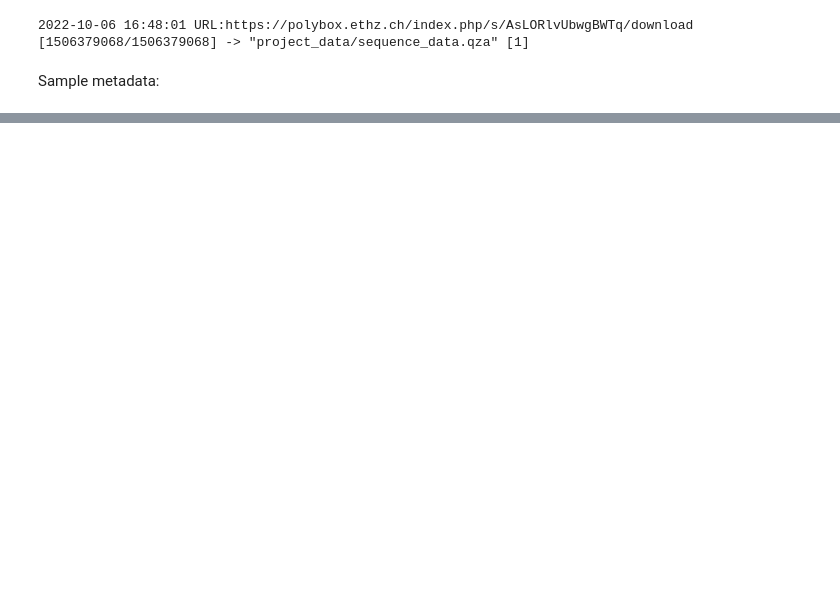
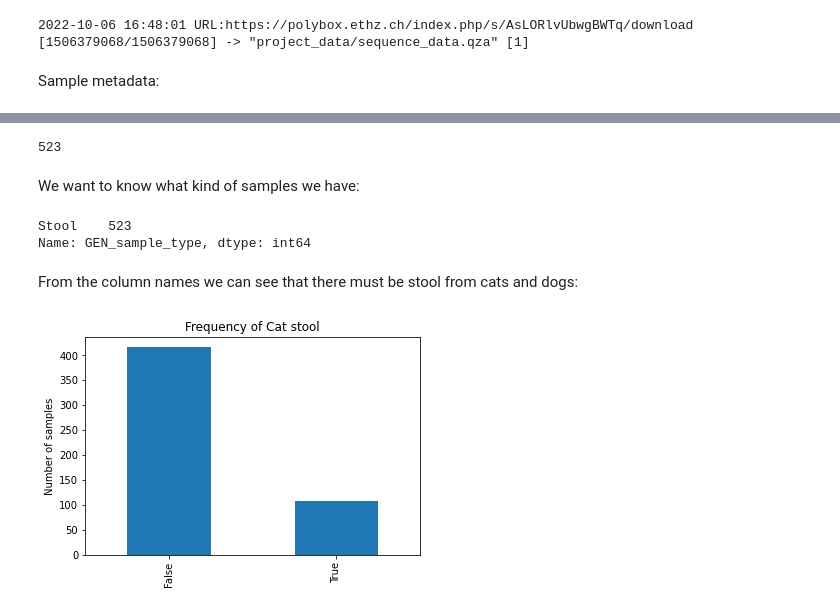
Before and after one commit to dhasanova99/HealthyFood, a Jupyter notebook: JupyterDocs/FirstLook.ipynb, the cells around one changed output, grey strips where cells are left out. Drawn from its saved outputs; the diff is of its cells as text; code cells hidden in the pictures; blank space fills up the shorter version.

```diff
--- a/JupyterDocs/FirstLook.ipynb
+++ b/JupyterDocs/FirstLook.ipynb
@@ -37,0 +40,3 @@ Sample metadata:
+# %%
+df_meta = pd.read_csv(f'{data_dir}/sample_meta_data.tsv', sep='\t')
+df_meta.shape
@@ -37,0 +83,5 @@ Sample metadata:
+# %%
+# check if we have replicates
+len(df_meta['sampleid'].unique())
+# %% [output]
+523
@@ -37,0 +91,16 @@ Sample metadata:
+# %% [markdown]
+We want to know what kind of samples we have:
+# %%
+df_meta['GEN_sample_type'].value_counts()
+# %% [output]
+Stool    523
+Name: GEN_sample_type, dtype: int64
+# %% [markdown]
+From the column names we can see that there must be stool from cats and dogs:
+# %%
+df_meta['GEN_cat'].value_counts().plot(kind='bar')
+plt.ylabel('Number of samples')
+plt.title('Frequency of Cat stool')
+plt.show()
+# %% [output]
+[figure, added]
```
Also changed, not shown: parts of 18 cells of this notebook.
